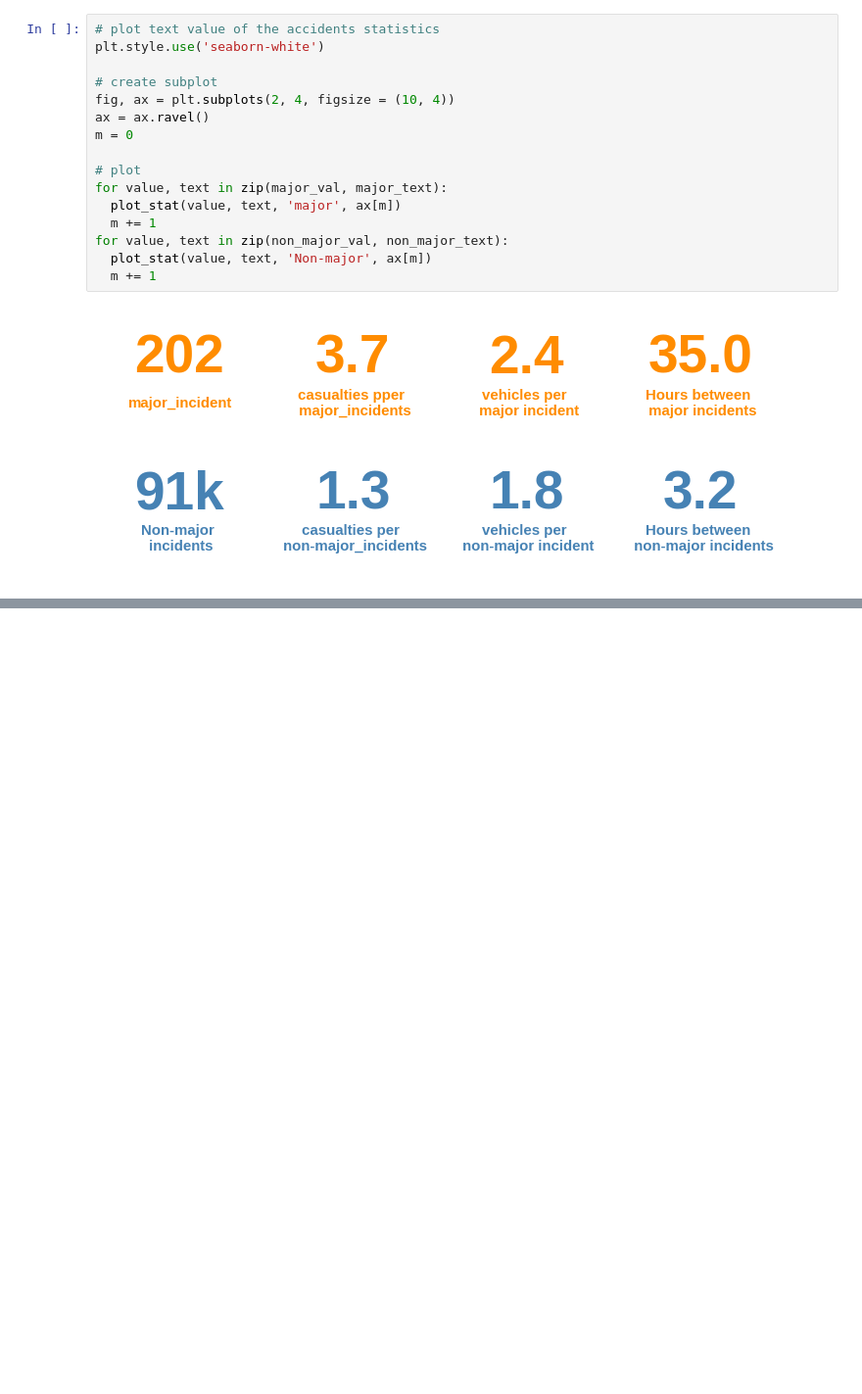
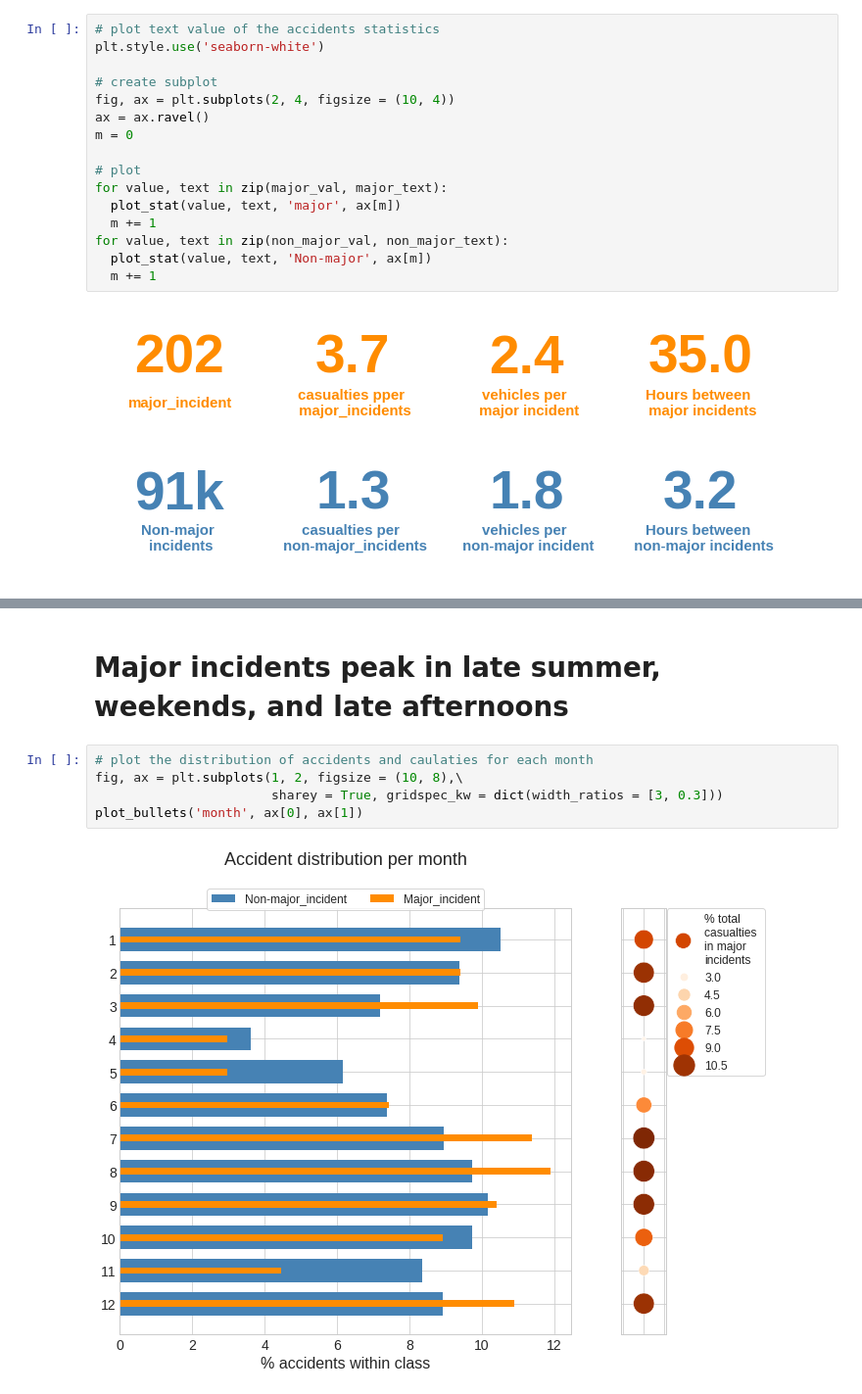
Before and after one commit to SirTee12/Hidden-Killer-on-the-road-Analysis-, a Jupyter notebook: Hidden_killer_on_the_road_analysis.ipynb, the cells around one changed output, grey strips where cells are left out. Shown at 98% size. Drawn from its saved outputs; the diff is of its cells as text; blank space fills up the shorter version.

```diff
--- a/Hidden_killer_on_the_road_analysis.ipynb
+++ b/Hidden_killer_on_the_road_analysis.ipynb
@@ -711,0 +710,9 @@ plot_monthly_avg(minor_incident, 'number_of_vehicles', 'non-major', ax[1])
+# %% [markdown]
+# Major incidents peak in late summer, weekends, and late afternoons
+# %%
+# plot the distribution of accidents and caulaties for each month
+fig, ax = plt.subplots(1, 2, figsize = (10, 8),\
+                       sharey = True, gridspec_kw = dict(width_ratios = [3, 0.3]))
+plot_bullets('month', ax[0], ax[1])
+# %% [output]
+[figure, added]
```
Also changed, not shown: parts of 49 cells of this notebook.
